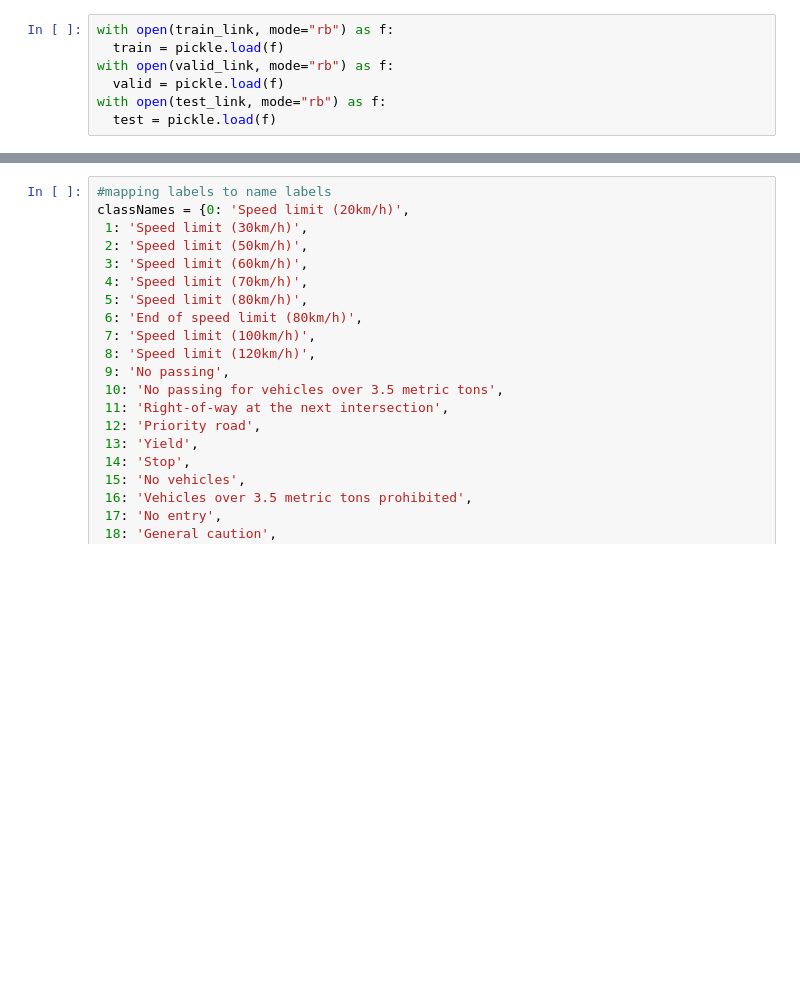
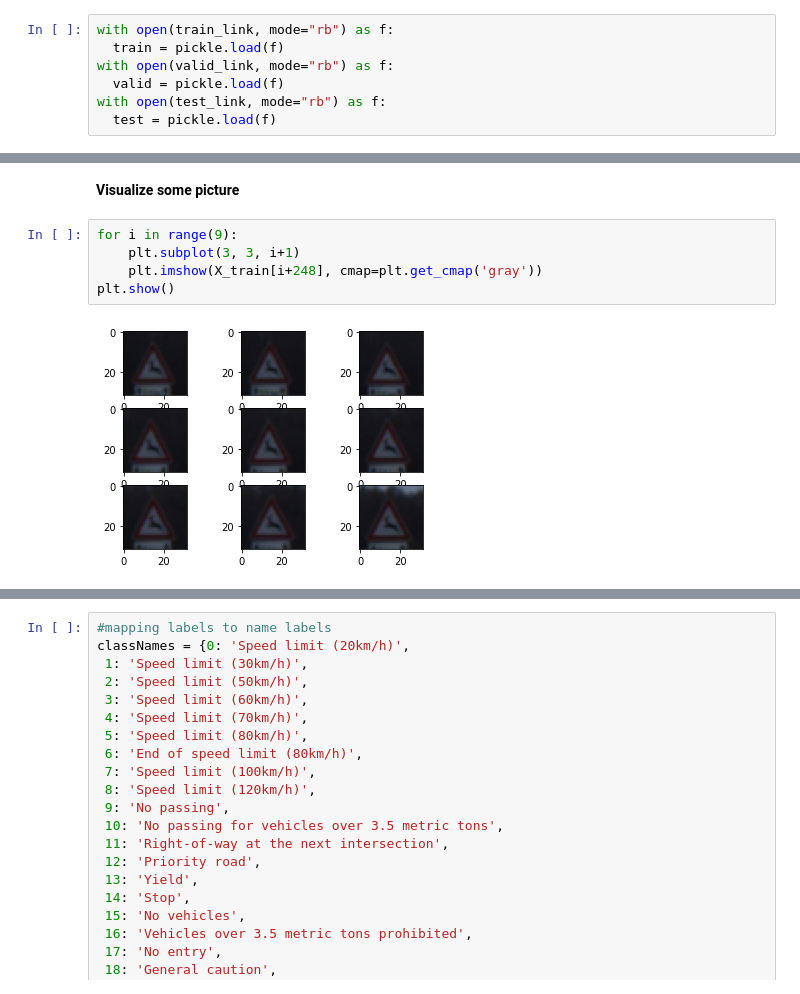
Before and after one commit to hDn24/traffic-sign-classification, a Jupyter notebook: Detect_Traffic_Sign.ipynb, the cells around one changed output, grey strips where cells are left out. Drawn from its saved outputs; the diff is of its cells as text; blank space fills up the shorter version.

```diff
--- a/Detect_Traffic_Sign.ipynb
+++ b/Detect_Traffic_Sign.ipynb
@@ -74,0 +101,9 @@ plt.imshow(X_train[24])
+# %% [markdown]
+**Visualize some picture**
+# %%
+for i in range(9):
+	plt.subplot(3, 3, i+1)
+	plt.imshow(X_train[i+248], cmap=plt.get_cmap('gray'))
+plt.show()
+# %% [output]
+[figure, added]
```
Also changed, not shown: parts of 40 cells of this notebook.
